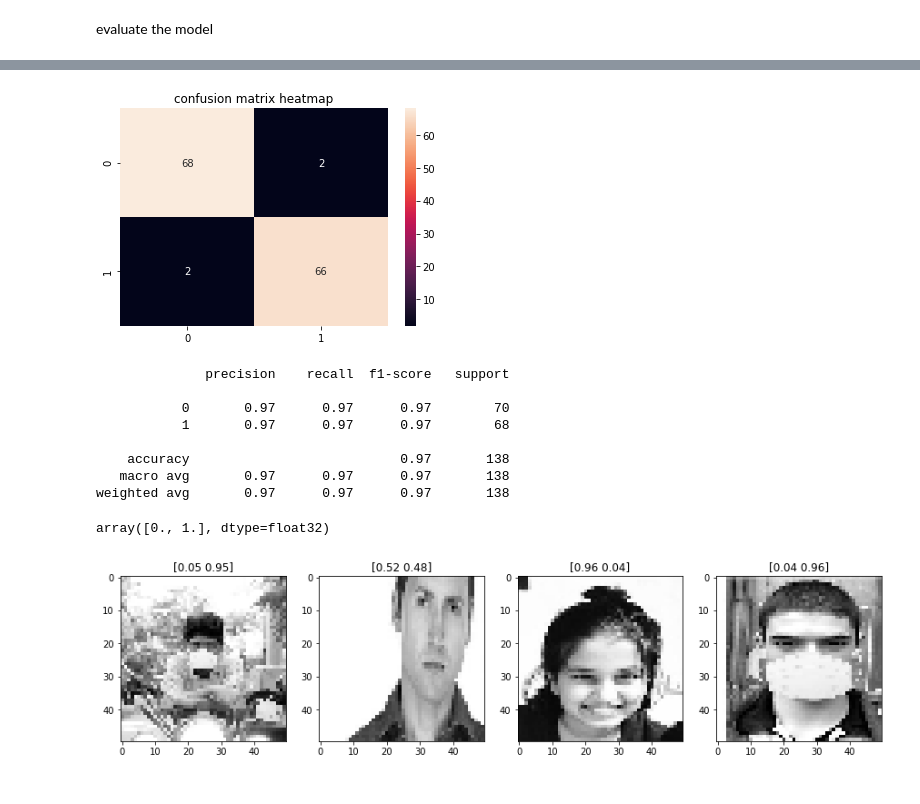
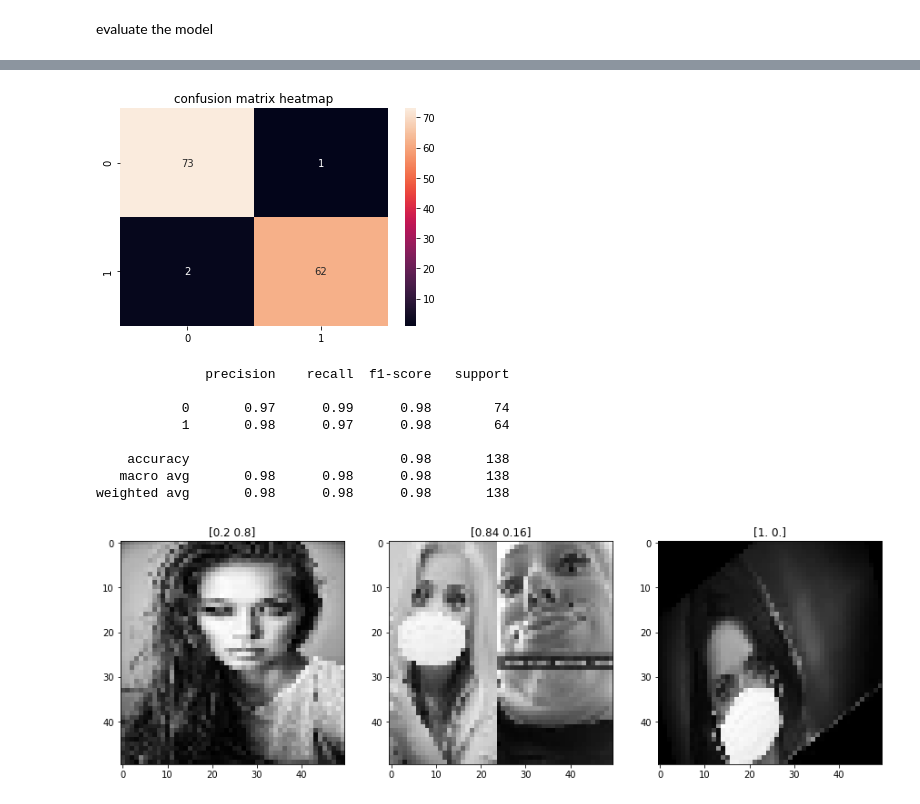
Before and after one commit to Hasselfrau/mask_detection, a Jupyter notebook: baseline.ipynb, the cells around one changed output, grey strips where cells are left out. Cells and saved outputs as stored; diff of their text form; code cells hidden in the pictures.

```diff
--- a/baseline.ipynb
+++ b/baseline.ipynb
@@ -89,7 +89,7 @@ _________________________________________________________________
 # %% [markdown]
 compile it
 # %%
-model.compile(loss='categorical_crossentropy', optimizer='adam', metrics=['accuracy'])
+model.compile(loss='binary_crossentropy', optimizer='adam', metrics=['accuracy'])
 # %% [markdown]
 split the data
 # %%
@@ -162,29 +162,25 @@ sns.heatmap(confusion_matrix(y_test.argmax(axis=1), y_pred.argmax(axis=1)), anno
 plt.title('confusion matrix heatmap')
 plt.show()
 # %% [output]
-[figure, old version]
+[figure, new version]
 # %%
 cr = classification_report(y_test.argmax(axis=1), y_pred.argmax(axis=1))
 print(cr)
 # %% [output]
               precision    recall  f1-score   support
 
-           0       0.97      0.97      0.97        70
-           1       0.97      0.97      0.97        68
+           0       0.97      0.99      0.98        74
+           1       0.98      0.97      0.98        64
 
-    accuracy                           0.97       138
-   macro avg       0.97      0.97      0.97       138
-weighted avg       0.97      0.97      0.97       138
+    accuracy                           0.98       138
+   macro avg       0.98      0.98      0.98       138
+weighted avg       0.98      0.98      0.98       138
-# %%
-y_test[0]
-# %% [output]
-array([0., 1.], dtype=float32)
 # %%
 misses = np.unique(np.where(y_test != np.round(y_pred))[0])
-fig, ax = plt.subplots(1,4, figsize=(15,15))
+fig, ax = plt.subplots(1,len(misses), figsize=(15,15))
 for i, img in enumerate(misses):
-  ax[i].imshow(X_test[img].flatten().reshape(50,50),cmap='gray')
-  ax[i].set_title(str(np.round(y_pred[img],2)))
+    ax[i].imshow(X_test[img].flatten().reshape(IM_SIZE,IM_SIZE),cmap='gray')
+    ax[i].set_title(str(np.round(y_pred[img],2)))
 plt.show()
 # %% [output]
-[figure, old version]
+[figure, new version]
```
Also changed, not shown: parts of 6 cells of this notebook.
